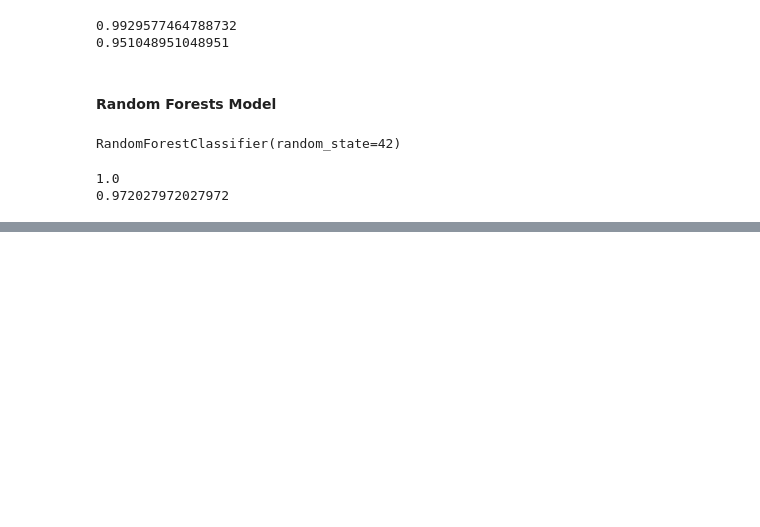
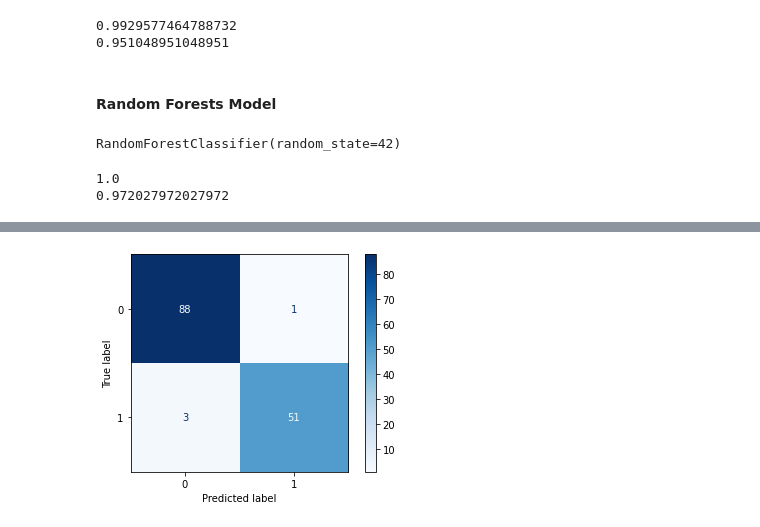
Before and after one commit to amrrahman1/Classification-Tree-Exercise-Practice-, a Jupyter notebook: Classification_Tree_Exercise_(Practice).ipynb, the cells around one changed output, grey strips where cells are left out. Cells and saved outputs as stored; diff of their text form; code cells hidden in the pictures; blank space fills up the shorter version.

```diff
--- a/Classification_Tree_Exercise_(Practice).ipynb
+++ b/Classification_Tree_Exercise_(Practice).ipynb
@@ -90,0 +101,5 @@ print(rf_test_score)
+# %%
+# Confusion Matrix for the Bagged Trees model
+plot_confusion_matrix(rf, X_test, y_test, cmap = 'Blues');
+# %% [output]
+[figure, added]
```
Also changed, not shown: parts of 9 cells of this notebook.
